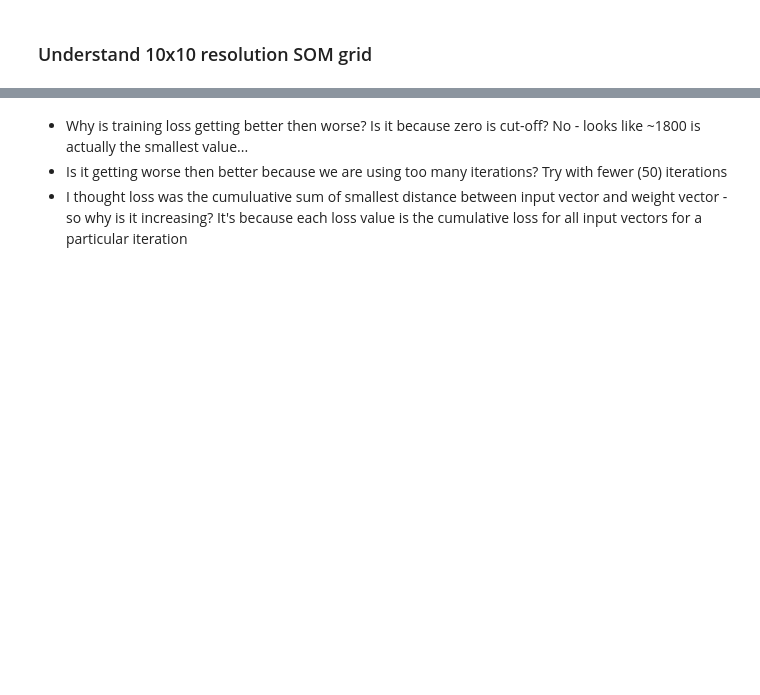
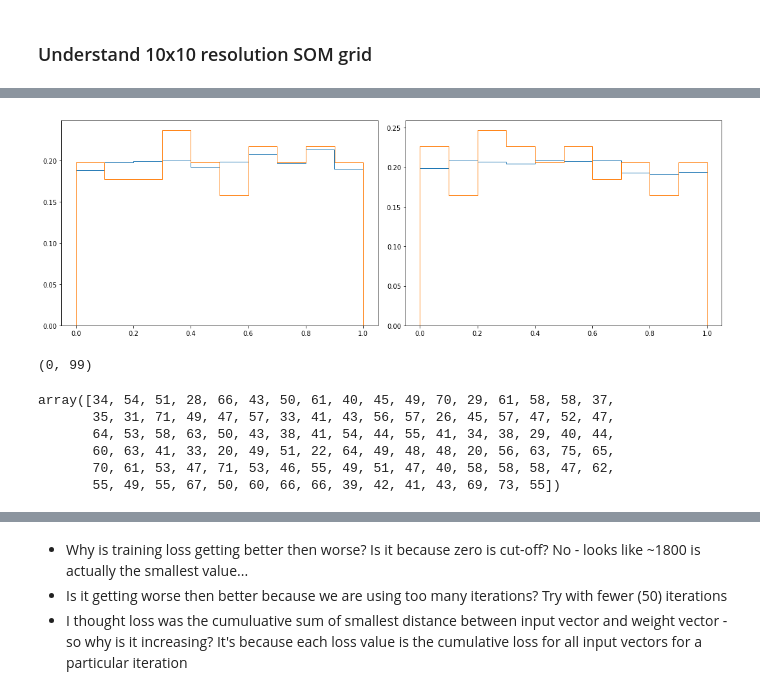
Before and after one commit to LSSTDESC/pz_bayes, a Jupyter notebook: notebooks/feature_likelihood.ipynb, the cells around one changed output, grey strips where cells are left out. Saved outputs shown, nothing was run; the diff lists cells and outputs as text; code cells hidden in the pictures; blank space fills up the shorter version.

```diff
--- a/notebooks/feature_likelihood.ipynb
+++ b/notebooks/feature_likelihood.ipynb
@@ -342,0 +314,14 @@ print(time.time() - start)
+# %%
+fig, axs = plt.subplots(1,2, figsize=(15,5))
+axs = axs.ravel()
+
+axs[0].hist(rndm_2d[:,0], weights=np.ones(len(rndm_2d)) / np.sum(rndm_2d[:,0]), histtype='step')
+axs[0].hist(rndm_10.reshape(100,2)[:,0], weights=np.ones(100) / np.sum(rndm_10.reshape(100,2)[:,0]), histtype='step')
+
+axs[1].hist(rndm_2d[:,1], weights=np.ones(len(rndm_2d)) / np.sum(rndm_2d[:,1]), histtype='step')
+axs[1].hist(rndm_10.reshape(100,2)[:,1], weights=np.ones(100) / np.sum(rndm_10.reshape(100,2)[:,1]), histtype='step')
+
+plt.tight_layout()
+plt.show()
+# %% [output]
+[figure, added]
@@ -342,0 +334,13 @@ print(time.time() - start)
+# %%
+np.min(som_indices), np.max(som_indices)
+# %% [output]
+(0, 99)
+# %%
+np.bincount(som_indices, minlength=100)
+# %% [output]
+array([34, 54, 51, 28, 66, 43, 50, 61, 40, 45, 49, 70, 29, 61, 58, 58, 37,
+       35, 31, 71, 49, 47, 57, 33, 41, 43, 56, 57, 26, 45, 57, 47, 52, 47,
+       64, 53, 58, 63, 50, 43, 38, 41, 54, 44, 55, 41, 34, 38, 29, 40, 44,
+       60, 63, 41, 33, 20, 49, 51, 22, 64, 49, 48, 48, 20, 56, 63, 75, 65,
+       70, 61, 53, 47, 71, 53, 46, 55, 49, 51, 47, 40, 58, 58, 58, 47, 62,
+       55, 49, 55, 67, 50, 60, 66, 66, 39, 42, 41, 43, 69, 73, 55])
```
Also changed, not shown: parts of 63 cells of this notebook.
